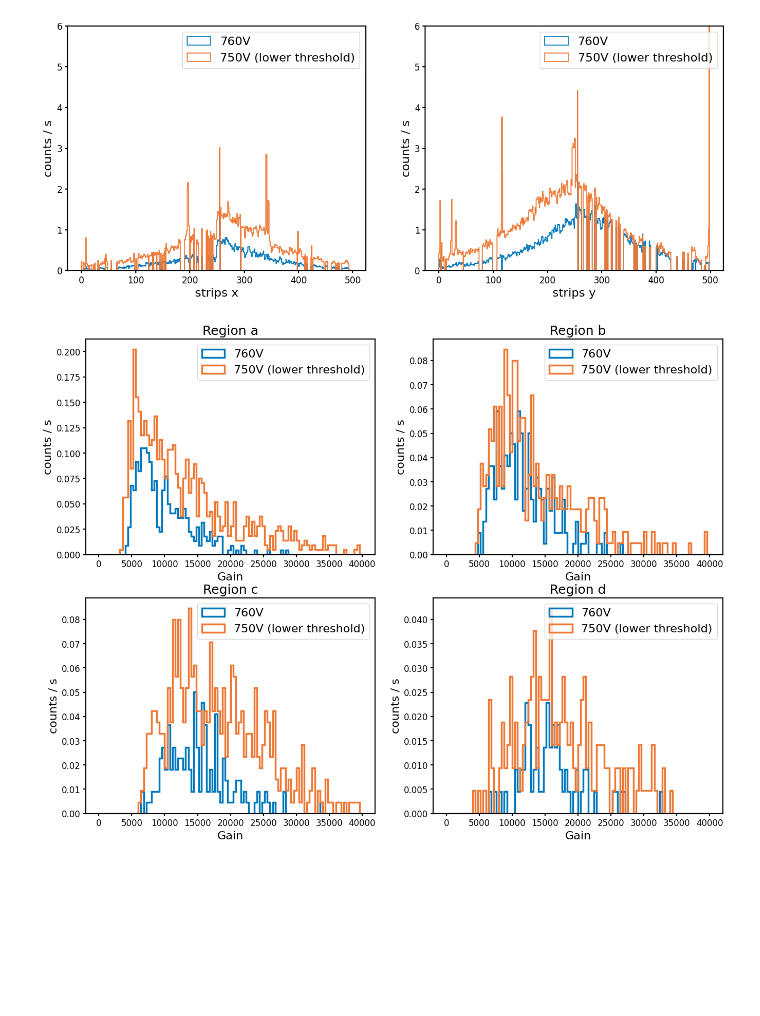
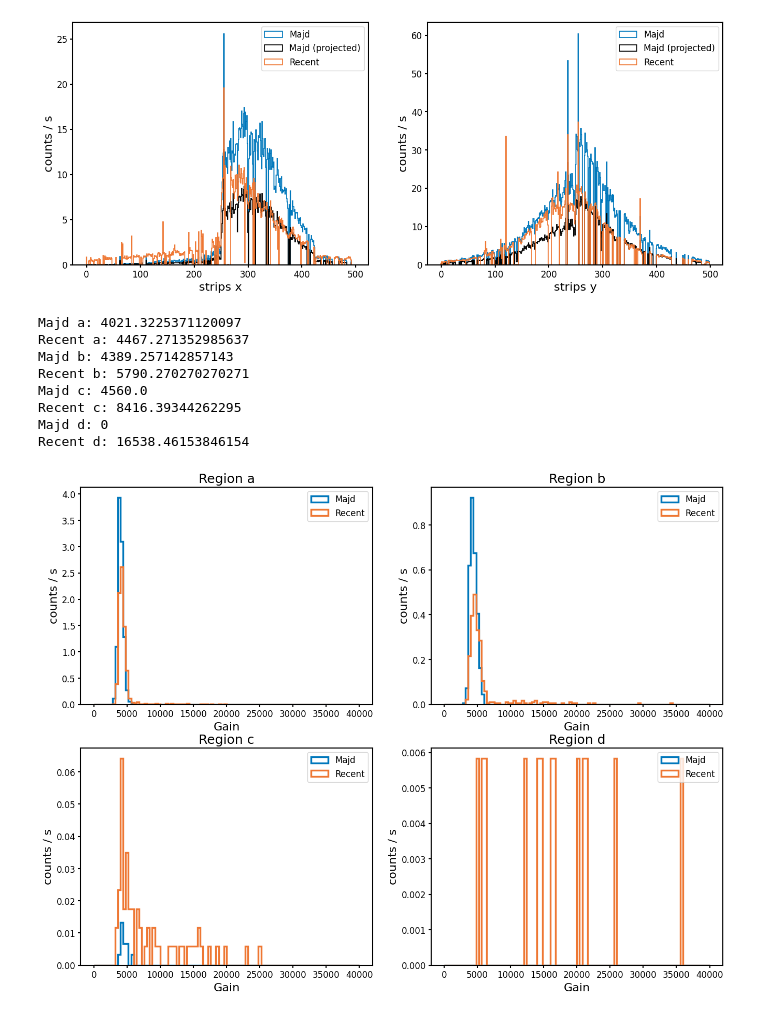
Before and after one commit to aleczanderpaul/vmm-reconstruction, a Jupyter notebook: micromegas_reconstruction.ipynb, the cells around one changed output. Saved outputs shown, nothing was run; the diff lists cells and outputs as text; code cells hidden in the pictures; blank space fills up the shorter version.

Commit message:
More tests and data sets added

```diff
--- a/micromegas_reconstruction.ipynb
+++ b/micromegas_reconstruction.ipynb
@@ -13,7 +13,7 @@ plt.rcParams.update({
     'axes.titlesize': 18,
     'xtick.labelsize': 12,
     'ytick.labelsize': 12,
-    'legend.fontsize': 16,
+    'legend.fontsize': 12,
     'lines.linewidth': 2,
     'axes.linewidth': 1.5,
     'xtick.major.width': 1.5,
@@ -85,20 +84,23 @@ def calculateChargeSharing(df_clusters, x_gain, y_gain, fiducialize=False, fid_a
 strip_edges = np.arange(-0.5,499.5,1.0)
 
 #colors for the histograms, if plotting more than 8 datasets overlaid, add more colors
-hist_colors = ['#0077BB', '#EE7733', '#009988', '#EE3377', '#BBBBBB', '#000000', '#33BBEE', '#CC3311']
+hist_colors = ['#0077BB', "#EE7733", '#009988', '#EE3377', '#BBBBBB', '#000000', '#33BBEE', '#CC3311']
 
-rootFolders = ['mesh_voltage_test/760V', 'mesh_voltage_test/750V_lowerthreshold'] #folder paths containing the ROOT files
+rootFolders = ['Majd_data/Fe55/noDLC_620V', 'no_DLC_test/'] #folder paths containing the ROOT files
+isMajdData = [True, False] #True = Majd's data, False = not his data, must be parallel with rootFolders
 x_gains_list = [9.0, 9.0] #list of x preamp gains in mV/fC, must be parallel with rootFolders
 y_gains_list = [4.5, 4.5] #list of y preamp gains in mV/fC, must be parallel with rootFolders
-hist_labels = ['760V', '750V (lower threshold)'] #labels for the histograms, must be parallel with rootFolders
+hist_labels = ['Majd', 'Recent'] #labels for the histograms, must be parallel with rootFolders
 # %%
 '''-----------------------------------FETCH DATA-----------------------------------'''
-
 df_hits_list = []
 df_clusters_list = []
 data_duration_list = []
 for i in range(0, len(rootFolders)):
-    df_hits, df_clusters, data_duration = combineDataFrames(rootFolders[i])
+    if isMajdData[i] == True:
+        df_hits, df_clusters, data_duration = combineDataFramesMajd(rootFolders[i])
+    else:
+        df_hits, df_clusters, data_duration = combineDataFrames(rootFolders[i])
     df_hits_list.append(df_hits)
     df_clusters_list.append(df_clusters)
     data_duration_list.append(data_duration)
@@ -114,6 +116,13 @@ for i in range(0, len(df_hits_list)):
     yHits = df_hits_list[i].loc[df_hits_list[i]['plane'] == 1].reset_index()
     y_counts, y_bin_edges, y_patches = ax[1].hist(yHits['pos'], bins=strip_edges, histtype='step', color=hist_colors[i], weights=np.full(len(yHits), 1/data_duration_list[i]), label=hist_labels[i], linewidth=1.25)
 
+    if isMajdData[i] == True:
+        xHits = df_hits_list[i].loc[df_hits_list[i]['plane'] == 0].reset_index()
+        x_counts, x_bin_edges, x_patches = ax[0].hist(xHits['pos'], bins=strip_edges, histtype='step', color=hist_colors[i+5], weights=np.full(len(xHits), 1/(2*data_duration_list[i])), label='Majd (projected)', linewidth=1.25)
+
+        yHits = df_hits_list[i].loc[df_hits_list[i]['plane'] == 1].reset_index()
+        y_counts, y_bin_edges, y_patches = ax[1].hist(yHits['pos'], bins=strip_edges, histtype='step', color=hist_colors[i+5], weights=np.full(len(yHits), 1/(2*data_duration_list[i])), label='Majd (projected)', linewidth=1.25)
+
 ax[0].legend(loc='upper right')
 ax[0].set_xlabel("strips x")
 ax[0].set_ylabel("counts / s")
@@ -125,32 +134,52 @@ if logscale == True:
     ax[0].set_yscale("log")
     ax[1].set_yscale("log")
 
-ax[0].set_ylim(0, 6)
-ax[1].set_ylim(0, 6)
+#ax[0].set_ylim(0, 6)
+#ax[1].set_ylim(0, 6)
 
 fig.savefig(f'plots/png/hit_rate.png', bbox_inches="tight")
 fig.savefig(f'plots/pdf/hit_rate.pdf', bbox_inches="tight")
 # %% [output]
-[figure, old version]
+[figure, new version]
 # %%
 '''---------------------PLOT GAIN (by dataset) FOR EACH REGION---------------------'''
 xaxis_minmax = (0, 40000)
+logscale = False
 
 fig, ax = plt.subplots(2, 2, figsize=(16, 12))
 fid_areas = ['a', 'b', 'c', 'd'] #must be valid areas for fiducializeArea function in vmm_tools.py
 for l in range(0, len(fid_areas)):
     for i in range(0, len(df_clusters_list)):
         counts, bin_edges, patches = histGain(ax[l//2, l%2], df_clusters_list[i], hist_colors[i], hist_labels[i], x_gains_list[i], y_gains_list[i], xaxis_minmax, fiducialize=True, fid_area=fid_areas[l], data_duration=data_duration_list[i])
 
+        #For printing the mean gain for each region and dataset
+        bin_midpoints = (bin_edges[:-1] + bin_edges[1:]) / 2
+        try:
+            weighted_mean = np.average(bin_midpoints, weights=counts)
+        except:
+            weighted_mean = 0
+        print(f"{hist_labels[i]} {fid_areas[l]}: {weighted_mean}")
+
     ax[l//2, l%2].legend(loc='upper right')
     ax[l//2, l%2].set_title(f'Region {fid_areas[l]}')
     ax[l//2, l%2].set_xlabel("Gain")
     ax[l//2, l%2].set_ylabel("counts / s")
+
+    if logscale == True:
+        ax[l//2, l%2].set_yscale("log")
 
     #ax[l//2, l%2].set_ylim(0, 0.004) #to get all files to have the same y-axis range for easier comparison, change as necessary
     #ax[l//2, l%2].set_xlim(2000, 15000) #to get all files to have the same x-axis range for easier comparison, change as necessary
 
 fig.savefig(f'plots/png/gain_hist_by_region.png', bbox_inches="tight")
 fig.savefig(f'plots/pdf/gain_hist_by_region.pdf', bbox_inches="tight")
 # %% [output]
+Majd a: 4021.3225371120097
+Recent a: 4467.271352985637
+Majd b: 4389.257142857143
+Recent b: 5790.270270270271
+Majd c: 4560.0
+Recent c: 8416.39344262295
+Majd d: 0
+Recent d: 16538.46153846154
-[figure, old version]
+[figure, new version]
```
Also changed, not shown: parts of 6 cells of this notebook, 39 other files.
